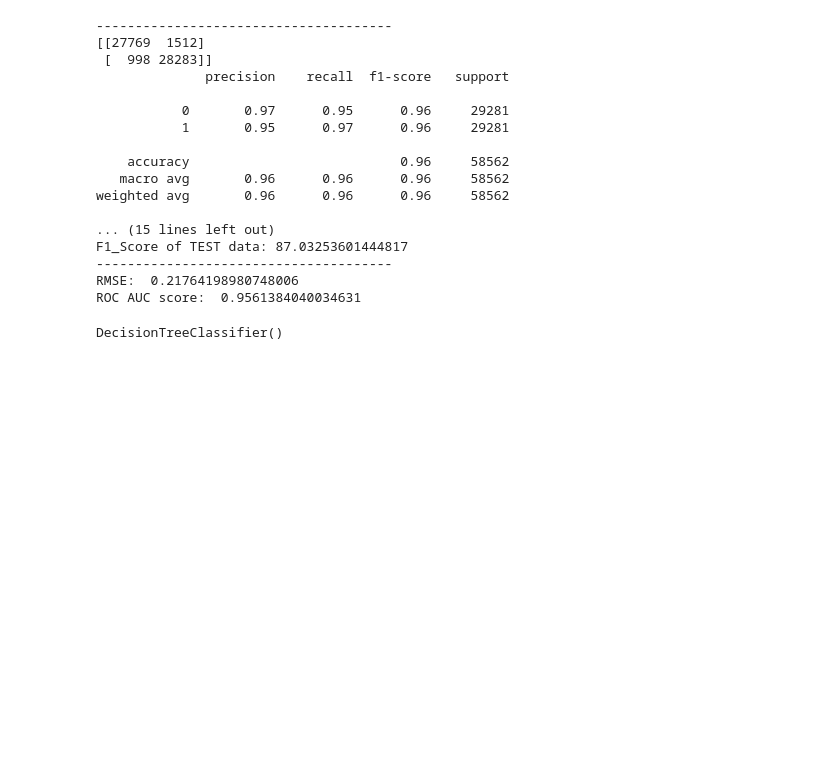
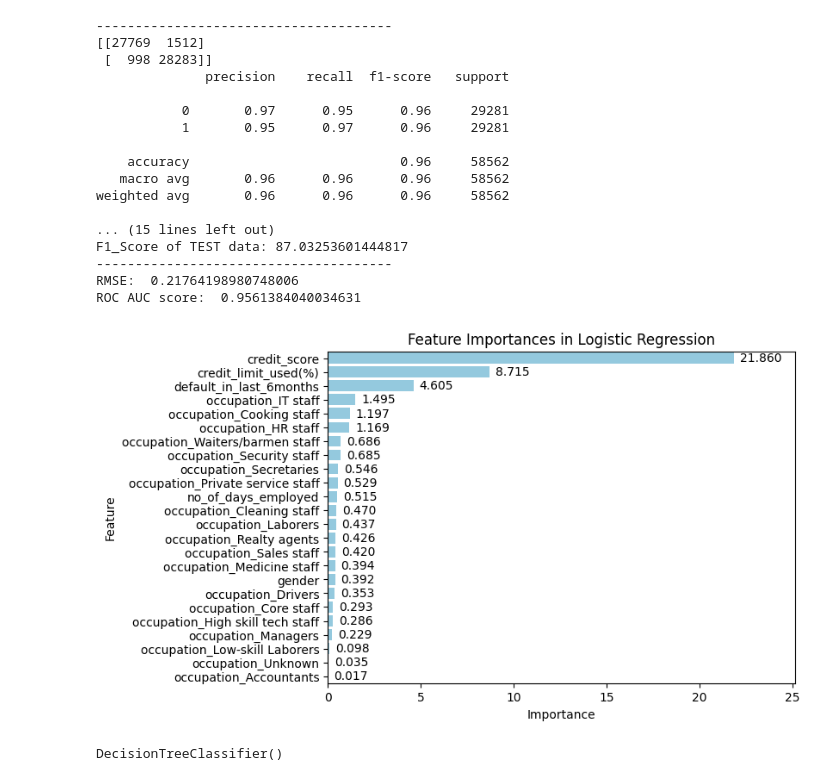
Before and after one commit to allisonreiling/credit_risk_modelling, a Jupyter notebook: credit_risk_model_final.ipynb, the cells around one changed output. Cells and saved outputs as stored; diff of their text form; code cells hidden in the pictures; blank space fills up the shorter version.

```diff
--- a/credit_risk_model_final.ipynb
+++ b/credit_risk_model_final.ipynb
@@ -766,6 +766,40 @@ F1_Score of TEST data: 87.03253601444817
 --------------------------------------
 RMSE:  0.21764198980748006
 ROC AUC score:  0.9561384040034631
+# %%
+# logistic regression feature importance
+feat_names = X.columns
+coefficients = lr.coef_[0]
+
+feat_imps = pd.DataFrame({
+    'Feature': feat_names,
+    'Importance': np.abs(coefficients)
+})
+
+feat_imps = feat_imps.sort_values(by='Importance', ascending=False)
+# %%
+# plt.figure(figsize=(10, 6))
+# plt.bar(=feat_imps['Feature'], height=feat_imps['Importance'])
+# plt.xticks(rotation=90)
+# plt.xlabel('Feature')
+# plt.ylabel('Absolute Coefficient Value (Importance)')
+# plt.title('Feature Importances in Logistic Regression')
+# plt.tight_layout()
+# plt.show()
+
+fig, ax = plt.subplots(figsize=(7, 5))
+
+sns.barplot(data=feat_imps, x='Importance', y='Feature', color='skyblue')
+
+for container in ax.containers:
+    ax.bar_label(container, fmt='%.3f', padding=5)
+
+plt.title('Feature Importances in Logistic Regression')
+plt.margins(x=0.15)
+# plt.tight_layout()
+plt.show()
+# %% [output]
+[figure, added]
 # %%
 dt = DecisionTreeClassifier()
 dt.fit(X_train, y_train)
```
